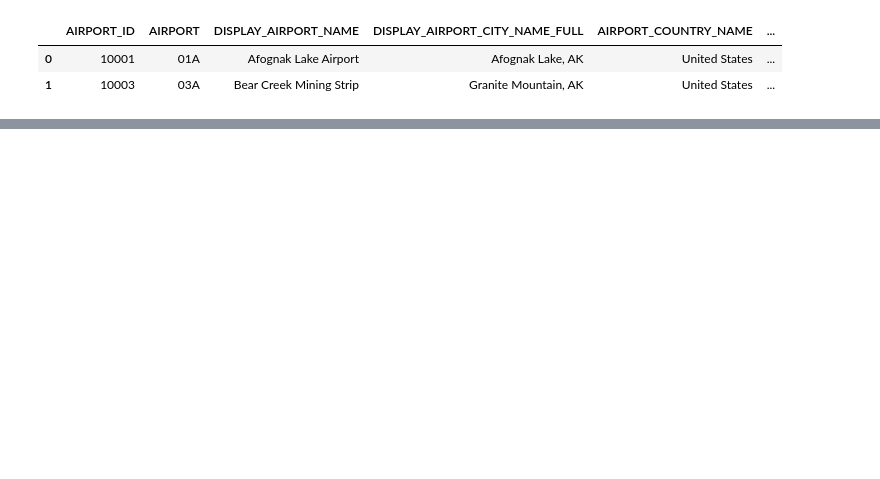
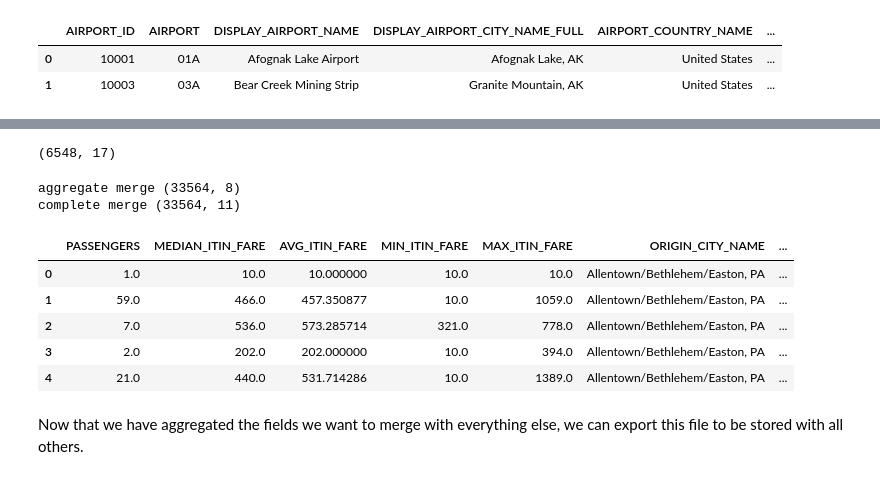
Before and after one commit to siawayforward/DS4A-group-project, a Jupyter notebook: data_aggregation/data_aggregation_airports.ipynb, the cells around one changed output, grey strips where cells are left out. Saved outputs shown, nothing was run; the diff lists cells and outputs as text; code cells hidden in the pictures; blank space fills up the shorter version.

```diff
--- a/data_aggregation/data_aggregation_airports.ipynb
+++ b/data_aggregation/data_aggregation_airports.ipynb
@@ -93,0 +190,5 @@ After filtering the dataset to only include bay area inbound flights and aggrega
+# %%
+print('Confirming data types:')
+for column in ['ITIN_ID', 'ORIGIN_AIRPORT_ID', 'DEST_AIRPORT_ID', 'ROUNDTRIP']:
+  all_travel[column] = all_travel[column].astype(str)
+  print(column+':', type(all_travel[column][0]))
@@ -93,0 +201,5 @@ After filtering the dataset to only include bay area inbound flights and aggrega
+# %%
+#aggregating passengers by sum
+passenger_agg = all_travel.groupby(by=['QQ-YYYY', 'ORIGIN_AIRPORT_ID', 'DEST_AIRPORT_ID']).sum().reset_index().drop(['ITIN_FARE'], axis=1)
+print(passenger_agg.shape)
+passenger_agg.head(2)
@@ -93,0 +211,16 @@ After filtering the dataset to only include bay area inbound flights and aggrega
+# %%
+#aggregating itinerary fare by main measures (as this is a per person amount for everyone on the itinerary)
+measure_dfs = []
+aggregators = ['QQ-YYYY', 'ORIGIN_AIRPORT_ID', 'DEST_AIRPORT_ID']
+measure_dfs.append(('MEDIAN', all_travel.groupby(by=aggregators).median().reset_index().drop(['PASSENGERS'], axis=1)))
+measure_dfs.append(('AVG', all_travel.groupby(by=aggregators).mean().reset_index().drop(['PASSENGERS'], axis=1)))
+measure_dfs.append(('MIN', all_travel.groupby(by=aggregators).min().reset_index().drop(['PASSENGERS', 'ITIN_ID',	'ORIGIN_COUNTRY', 'ROUNDTRIP'], axis=1)))
+measure_dfs.append(('MAX', all_travel.groupby(by=aggregators).max().reset_index().drop(['PASSENGERS', 'ITIN_ID',	'ORIGIN_COUNTRY', 'ROUNDTRIP'], axis=1)))
+for i, df in enumerate(measure_dfs):
+  measure_dfs[i] = df[1].rename(columns={'ITIN_FARE': df[0]+'_ITIN_FARE'})
+  print(df[0].title(),'df:', df[1].shape)
+
+#merge fare ones
+fare_agg = pd.merge(pd.merge(pd.merge(measure_dfs[0], measure_dfs[1], on=aggregators), measure_dfs[2], on=aggregators), measure_dfs[3], on=aggregators)
+print('all fare merge', fare_agg.shape)
+fare_agg.head(2)
@@ -93,0 +242,27 @@ After filtering the dataset to only include bay area inbound flights and aggrega
+# %%
+airport_data = airport_data.drop_duplicates(subset=['AIRPORT_ID'])
+airport_data.shape
+# %% [output]
+(6548, 17)
+# %%
+#merge aggregates into one df
+travel_df = pd.merge(passenger_agg, fare_agg, on=['QQ-YYYY','ORIGIN_AIRPORT_ID','DEST_AIRPORT_ID'])
+print('aggregate merge', travel_df.shape)
+
+#change origin airport ID to int again so it can be used to merge
+travel_df['ORIGIN_AIRPORT_ID'] = travel_df['ORIGIN_AIRPORT_ID'].astype(int)
+#merge origin location values from market coordinates dataframe
+travel_df = pd.merge(travel_df, airport_data[['ORIGIN_AIRPORT_ID', 'ORIGIN_CITY_NAME', 'ORIGIN_LATITUDE', 'ORIGIN_LONGITUDE']], on=['ORIGIN_AIRPORT_ID'])
+print('complete merge', travel_df.shape, '\n')
+travel_df.iloc[:5:,-8:]
+# %% [output]
+aggregate merge (33564, 8)
+complete merge (33564, 11)
+|  | PASSENGERS | MEDIAN_ITIN_FARE | AVG_ITIN_FARE | MIN_ITIN_FARE | MAX_ITIN_FARE | ORIGIN_CITY_NAME | ... |
+| 0 | 1.0 | 10.0 | 10.000000 | 10.0 | 10.0 | Allentown/Bethlehem/Easton, PA | ... |
+| 1 | 59.0 | 466.0 | 457.350877 | 10.0 | 1059.0 | Allentown/Bethlehem/Easton, PA | ... |
+| 2 | 7.0 | 536.0 | 573.285714 | 321.0 | 778.0 | Allentown/Bethlehem/Easton, PA | ... |
+| 3 | 2.0 | 202.0 | 202.000000 | 10.0 | 394.0 | Allentown/Bethlehem/Easton, PA | ... |
+| 4 | 21.0 | 440.0 | 531.714286 | 10.0 | 1389.0 | Allentown/Bethlehem/Easton, PA | ... |
+# %% [markdown]
+Now that we have aggregated the fields we want to merge with everything else, we can export this file to be stored with all others.
```
Also changed, not shown: parts of 28 cells of this notebook.
